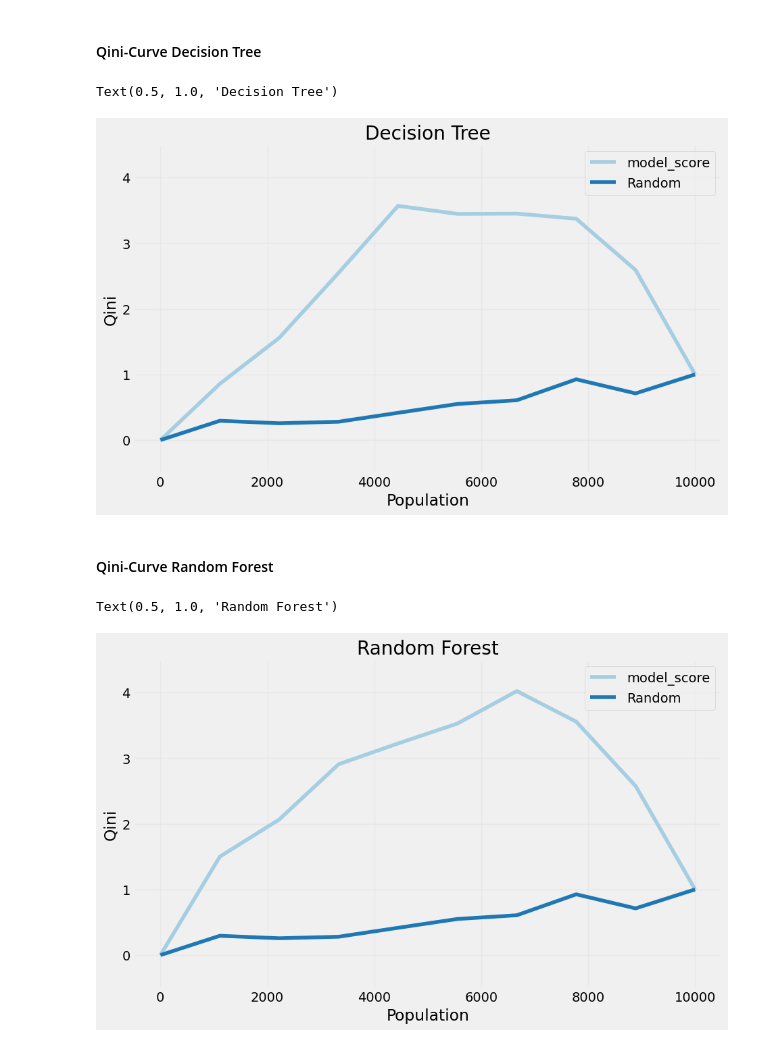
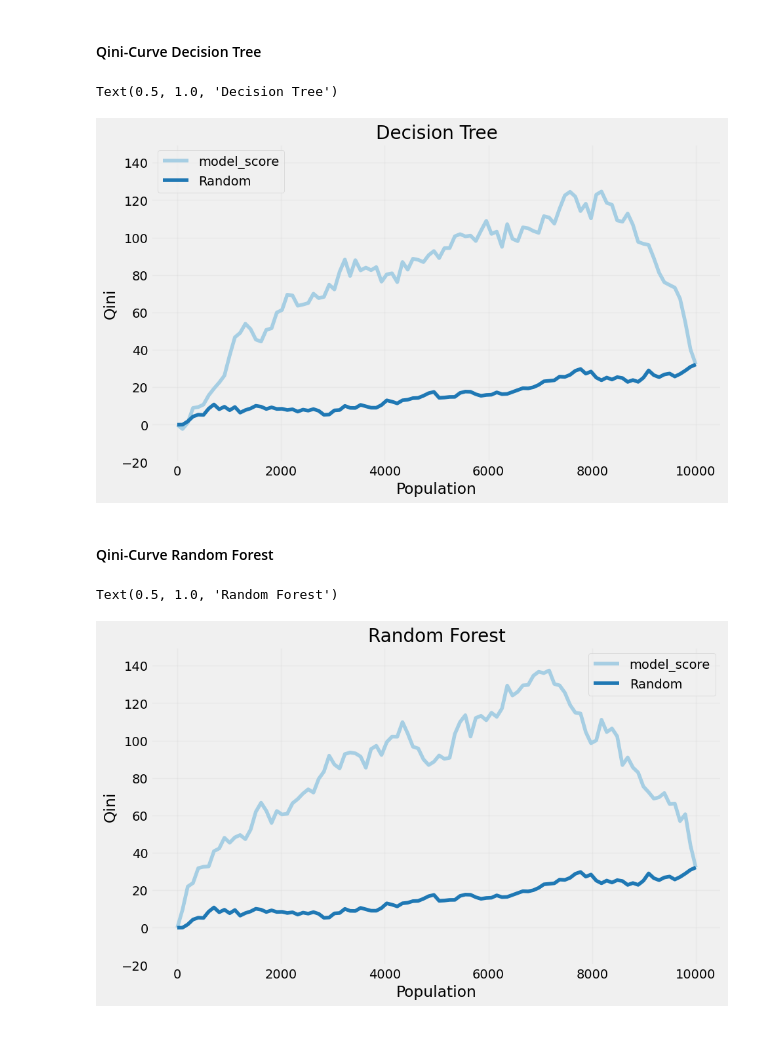
Before and after one commit to MaxAlexStumpf/Uplift-Modeling, a Jupyter notebook: Code/uplift.ipynb, the cells around one changed output. Drawn from its saved outputs; the diff is of its cells as text; code cells hidden in the pictures.

```diff
--- a/Code/uplift.ipynb
+++ b/Code/uplift.ipynb
@@ -515,9 +516,9 @@ from para_tuning import optimize_tree
 from causalml.inference.tree import UpliftTreeClassifier
 
 uplift_tree = UpliftTreeClassifier(
-    max_depth = 8,
-    min_samples_leaf = 190,
-    min_samples_treatment = 177,
+    max_depth = 5,
+    min_samples_leaf = 148,
+    min_samples_treatment = 162,
     n_reg = 25,
     evaluationFunction = "KL",
     control_name = "control"
@@ -683,24 +703,24 @@ plt.show()
 # %% [markdown]
 #### Qini-Curve Decision Tree ####
 # %%
-plot_qini(results_direct_tree, normalize = True, figsize = (10, 6), n = 10)
+plot_qini(results_direct_tree, figsize = (10, 6))
 plt.grid(alpha = 0.2)
 
 ax = plt.gca()
-ax.set_ylim(-0.5, 4.5)
+ax.set_ylim(-20, 150)
 ax.set_title("Decision Tree")
 # %% [output]
 Text(0.5, 1.0, 'Decision Tree')
-[figure, old version]
+[figure, new version]
 # %% [markdown]
 #### Qini-Curve Random Forest ####
 # %%
-plot_qini(results_direct_rf, normalize = True, figsize = (10, 6), n = 10)
+plot_qini(results_direct_rf, figsize = (10, 6))
 plt.grid(alpha = 0.2)
 
 ax = plt.gca()
-ax.set_ylim(-0.5, 4.5)
+ax.set_ylim(-20, 150)
 ax.set_title("Random Forest")
 # %% [output]
 Text(0.5, 1.0, 'Random Forest')
-[figure, old version]
+[figure, new version]
```
Also changed, not shown: parts of 30 cells of this notebook, 1 other file.
